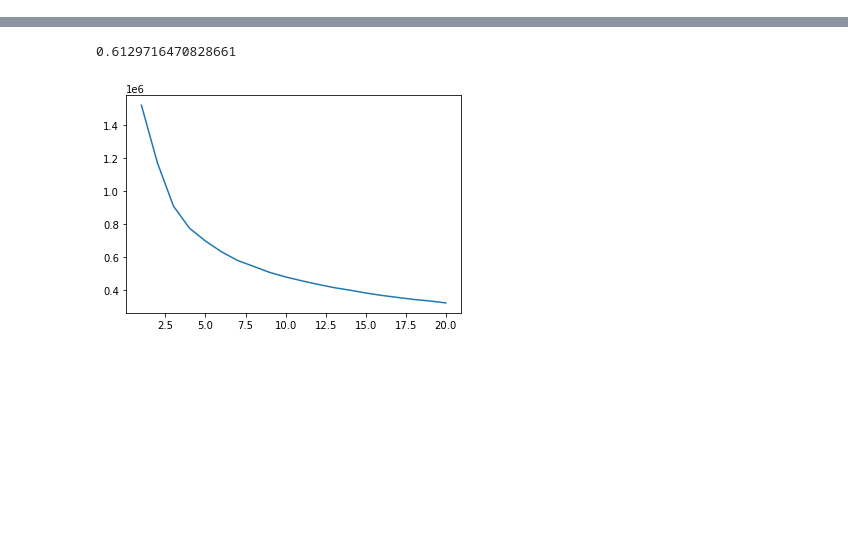
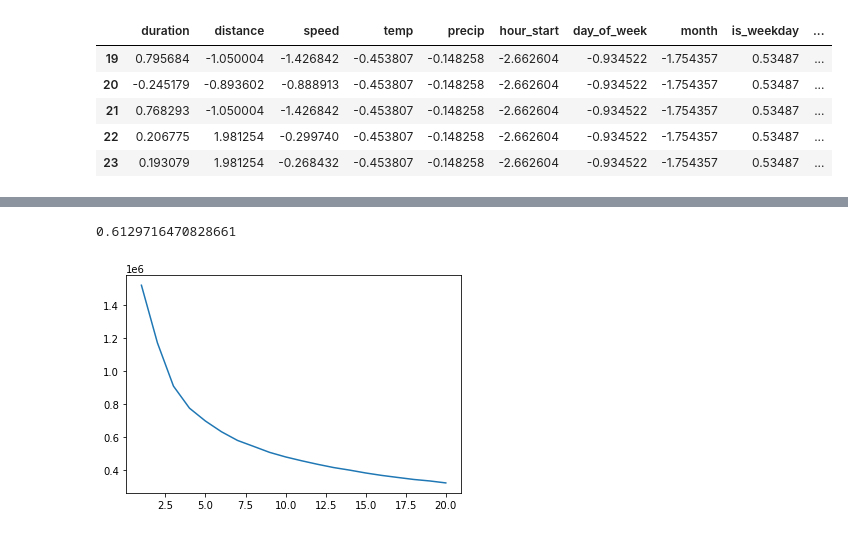
Before and after one commit to katekuian/aa_2021_magma, a Jupyter notebook: 03_cluster_analysis/01_cluster_trip_types.ipynb, the cells around one changed output, grey strips where cells are left out. Cells and saved outputs as stored; diff of their text form; code cells hidden in the pictures; blank space fills up the shorter version.

```diff
--- a/03_cluster_analysis/01_cluster_trip_types.ipynb
+++ b/03_cluster_analysis/01_cluster_trip_types.ipynb
@@ -181,0 +46,15 @@ sns.lmplot(x="distance", y="duration", data=X, fit_reg=False, hue="cluster")
+# %%
+#X=trips_df TODO Feature selection -> datetime format problem
+X = trips_df
+scaler = StandardScaler()
+scaler.fit(X)
+X_scaled = scaler.transform(X)
+X_scaled_df = pd.DataFrame(X_scaled, columns=X.columns, index=X.index)
+X_scaled_df.head()
+# %% [output]
+|  | duration | distance | speed | temp | precip | hour_start | day_of_week | month | is_weekday | ... |
+| 19 | 0.795684 | -1.050004 | -1.426842 | -0.453807 | -0.148258 | -2.662604 | -0.934522 | -1.754357 | 0.53487 | ... |
+| 20 | -0.245179 | -0.893602 | -0.888913 | -0.453807 | -0.148258 | -2.662604 | -0.934522 | -1.754357 | 0.53487 | ... |
+| 21 | 0.768293 | -1.050004 | -1.426842 | -0.453807 | -0.148258 | -2.662604 | -0.934522 | -1.754357 | 0.53487 | ... |
+| 22 | 0.206775 | 1.981254 | -0.299740 | -0.453807 | -0.148258 | -2.662604 | -0.934522 | -1.754357 | 0.53487 | ... |
+| 23 | 0.193079 | 1.981254 | -0.268432 | -0.453807 | -0.148258 | -2.662604 | -0.934522 | -1.754357 | 0.53487 | ... |
```
Also changed, not shown: parts of 43 cells of this notebook, 1 other file.
